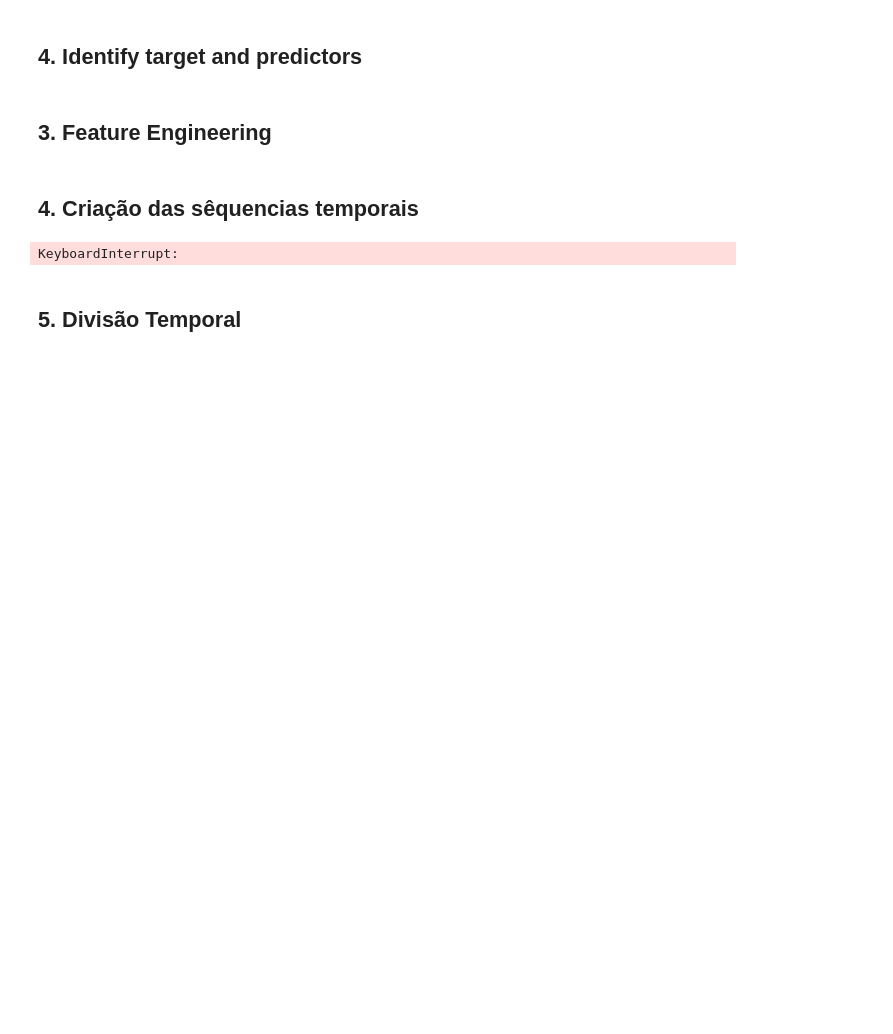
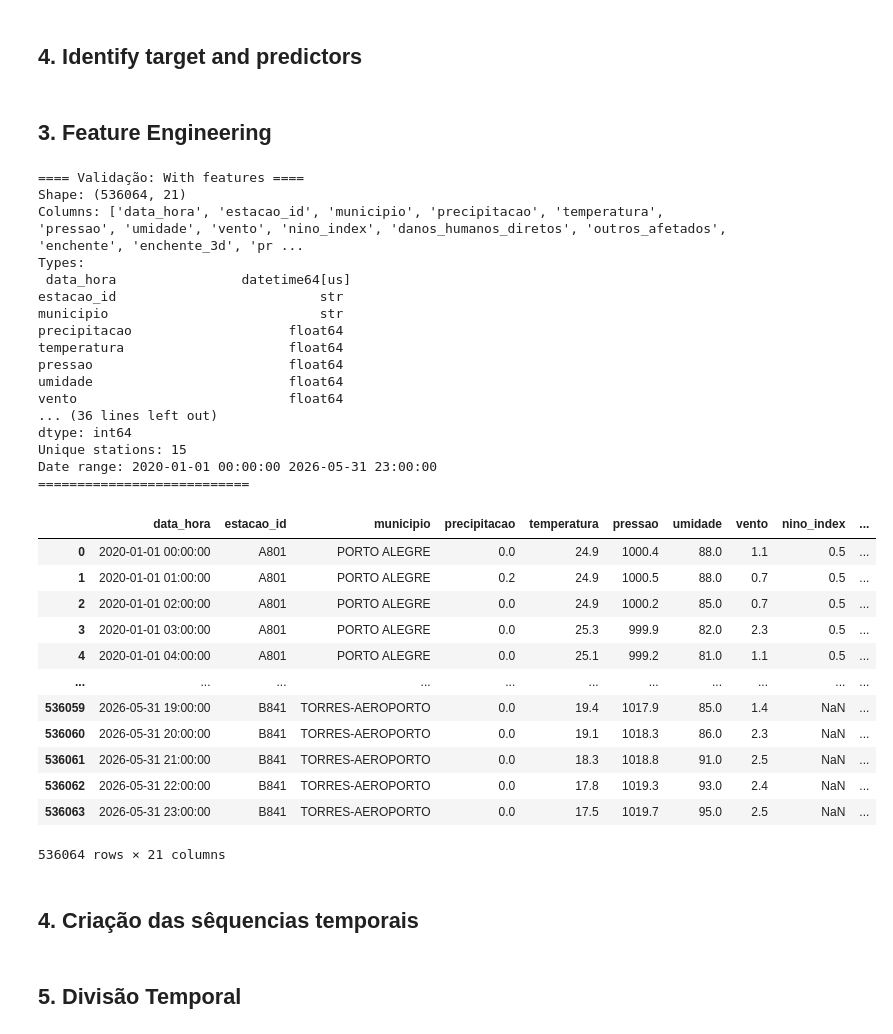
Before and after one commit to peter-schuck/data-science-visualization-project, a Jupyter notebook: flood_prediction_project.ipynb, the cells around one changed output. Drawn from its saved outputs; the diff is of its cells as text; code cells hidden in the pictures; blank space fills up the shorter version.

```diff
--- a/flood_prediction_project.ipynb
+++ b/flood_prediction_project.ipynb
@@ -252,27 +352,58 @@ def create_forecast_target(df, forecast=FORECAST):
 # %%
 def create_features(df):
     df = df.sort_values(["estacao_id", "data_hora"]).copy()
     group = df.groupby("estacao_id")
 
     df["precip_3d"] = group["precipitacao"].rolling(3, min_periods=1).sum().reset_index(level=0, drop=True)
     df["precip_7d"] = group["precipitacao"].rolling(7, min_periods=1).sum().reset_index(level=0, drop=True)
     df["precip_14d"] = group["precipitacao"].rolling(14, min_periods=1).sum().reset_index(level=0, drop=True)
 
-    df["delta_rio_1d"] = group["nivel_rio"].diff(1)
-    df["delta_rio_3d"] = group["nivel_rio"].diff(3)
+    #df["delta_rio_1d"] = group["nivel_rio"].diff(1)
+    #df["delta_rio_3d"] = group["nivel_rio"].diff(3)
 
     df["mes"] = df["data_hora"].dt.month
     df["dia_ano"] = df["data_hora"].dt.dayofyear
     df["semana_ano"] = df["data_hora"].dt.isocalendar().week.astype(int)
     df["dia_semana"] = df["data_hora"].dt.weekday
     df["trimestre"] = df["data_hora"].dt.quarter
 
     return df
 
 
 # Exemplo de uso:
-# df = create_features(df)
-# validate_dataset(df, name="With features")
+df = create_features(merged_df)
+validate_dataset(df, name="With features")
+# %% [output]
+==== Validação: With features ====
+Shape: (536064, 21)
+Columns: ['data_hora', 'estacao_id', 'municipio', 'precipitacao', 'temperatura', 'pressao', 'umidade', 'vento', 'nino_index', 'danos_humanos_diretos', 'outros_afetados', 'enchente', 'enchente_3d', 'pr ...
+Types:
+ data_hora                datetime64[us]
+estacao_id                          str
+municipio                           str
+precipitacao                    float64
+temperatura                     float64
+pressao                         float64
+umidade                         float64
+vento                           float64
+... (36 lines left out)
+dtype: int64
+Unique stations: 15
+Date range: 2020-01-01 00:00:00 2026-05-31 23:00:00
+===========================
+|  | data_hora | estacao_id | municipio | precipitacao | temperatura | pressao | umidade | vento | nino_index | ... |
+| 0 | 2020-01-01 00:00:00 | A801 | PORTO ALEGRE | 0.0 | 24.9 | 1000.4 | 88.0 | 1.1 | 0.5 | ... |
+| 1 | 2020-01-01 01:00:00 | A801 | PORTO ALEGRE | 0.2 | 24.9 | 1000.5 | 88.0 | 0.7 | 0.5 | ... |
+| 2 | 2020-01-01 02:00:00 | A801 | PORTO ALEGRE | 0.0 | 24.9 | 1000.2 | 85.0 | 0.7 | 0.5 | ... |
+| 3 | 2020-01-01 03:00:00 | A801 | PORTO ALEGRE | 0.0 | 25.3 | 999.9 | 82.0 | 2.3 | 0.5 | ... |
+| 4 | 2020-01-01 04:00:00 | A801 | PORTO ALEGRE | 0.0 | 25.1 | 999.2 | 81.0 | 1.1 | 0.5 | ... |
+| ... | ... | ... | ... | ... | ... | ... | ... | ... | ... | ... |
+| 536059 | 2026-05-31 19:00:00 | B841 | TORRES-AEROPORTO | 0.0 | 19.4 | 1017.9 | 85.0 | 1.4 | NaN | ... |
+| 536060 | 2026-05-31 20:00:00 | B841 | TORRES-AEROPORTO | 0.0 | 19.1 | 1018.3 | 86.0 | 2.3 | NaN | ... |
+| 536061 | 2026-05-31 21:00:00 | B841 | TORRES-AEROPORTO | 0.0 | 18.3 | 1018.8 | 91.0 | 2.5 | NaN | ... |
+| 536062 | 2026-05-31 22:00:00 | B841 | TORRES-AEROPORTO | 0.0 | 17.8 | 1019.3 | 93.0 | 2.4 | NaN | ... |
+| 536063 | 2026-05-31 23:00:00 | B841 | TORRES-AEROPORTO | 0.0 | 17.5 | 1019.7 | 95.0 | 2.5 | NaN | ... |
+536064 rows × 21 columns
 # %% [markdown]
 ## 4. Criação das sêquencias temporais
 # %%
@@ -282,16 +413,17 @@ feature_cols = [
     "pressao",
     "umidade",
     "vento",
-    "nivel_rio",
+    # "nivel_rio",
     "nino_index",
+    "danos_humanos_diretos",
 ]
 
 numeric_features = feature_cols + [
     "precip_3d",
     "precip_7d",
     "precip_14d",
-    "delta_rio_1d",
-    "delta_rio_3d",
+   # "delta_rio_1d",
+    #"delta_rio_3d",
 ]
 
 
@@ -320,10 +452,8 @@ sequence_df[numeric_features] = MinMaxScaler().fit_transform(sequence_df[numeric
 X_seq, y_seq = create_sequences(sequence_df, feature_cols, LOOKBACK, FORECAST)
 
 # Para modelos tabulares você pode usar:
-# X_tab, y_tab = build_tabular_dataset(df, numeric_features, TARGET)
-# X_train, X_valid, y_train, y_valid = train_test_split(X_tab, y_tab, test_size=0.2, shuffle=False)
+X_tab, y_tab = build_tabular_dataset(df, numeric_features, TARGET)
+X_train, X_valid, y_train, y_valid = train_test_split(X_tab, y_tab, test_size=0.2, shuffle=False)
-# %% [output]
-KeyboardInterrupt:
 # %% [markdown]
 ## 5. Divisão Temporal
 # %%
```
Also changed, not shown: parts of 13 cells of this notebook, 1 other file.
